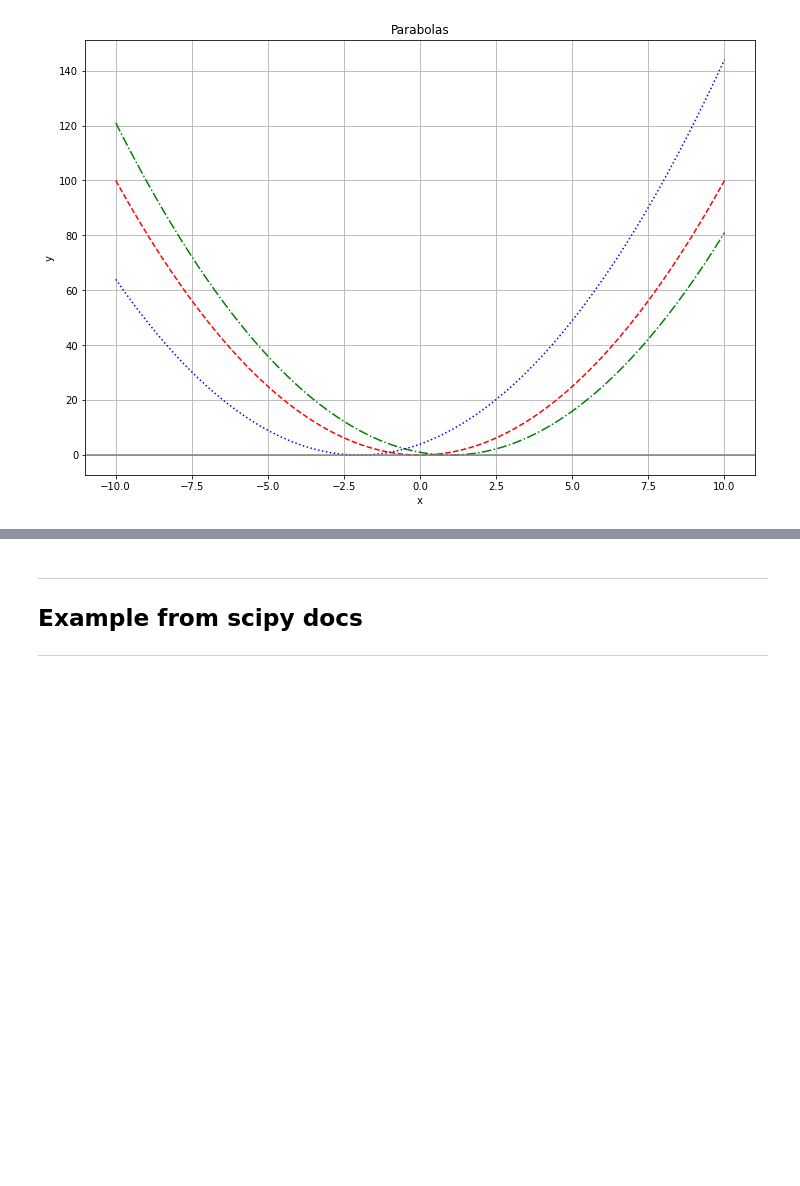
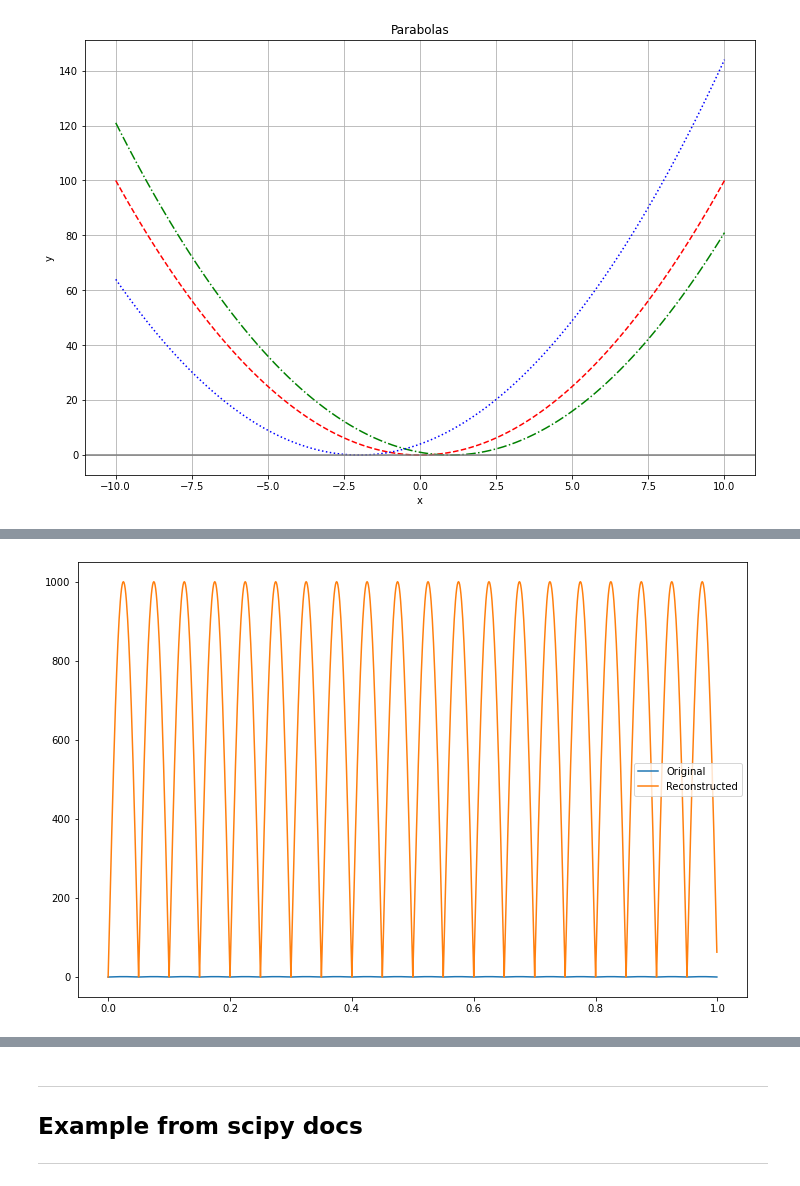
Before and after one commit to NatanTrosmanGMIT/Emerging_Technoligies, a Jupyter notebook: notebooks/03-fourier-transform.ipynb, the cells around one changed output, grey strips where cells are left out. Drawn from its saved outputs; the diff is of its cells as text; code cells hidden in the pictures; blank space fills up the shorter version.

```diff
--- a/notebooks/03-fourier-transform.ipynb
+++ b/notebooks/03-fourier-transform.ipynb
@@ -143,0 +229,25 @@ plt.show()
+# %%
+# Define the frequency and sampling rate of the signal.
+frequency = 10 # Hz
+sampling_rate = 1000 # Hz
+
+# Generate the time points for the signal.
+time_points = np.linspace(0, 1, sampling_rate, endpoint=False)
+
+# Generate the signal in the time domain.
+signal = np.sin(2 * np.pi * frequency * time_points)
+
+# Perform the Fourier transform of the signal.
+fourier_transform = fft(signal)
+
+# Perform the inverse Fourier transform to reconstruct the signal in the time domain.
+reconstructed_signal = fft(fourier_transform)
+
+# Plot the magnitude of the original and reconstructed signals.
+plt.figure(figsize=(12,8))
+plt.plot(time_points, np.abs(signal), label='Original')
+plt.plot(time_points, np.abs(reconstructed_signal), label='Reconstructed')
+plt.legend()
+plt.show()
+# %% [output]
+[figure, added]
```
Also changed, not shown: parts of 55 cells of this notebook.
